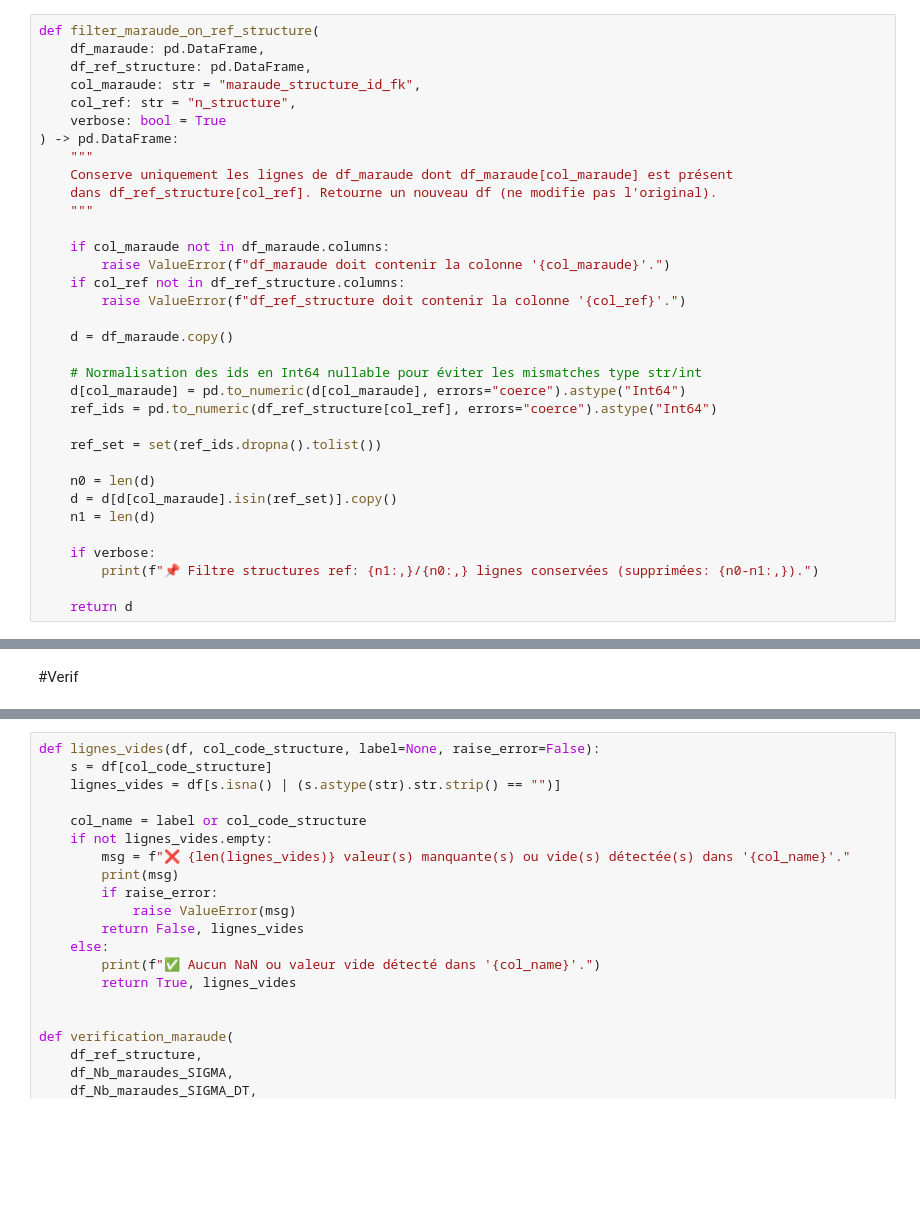
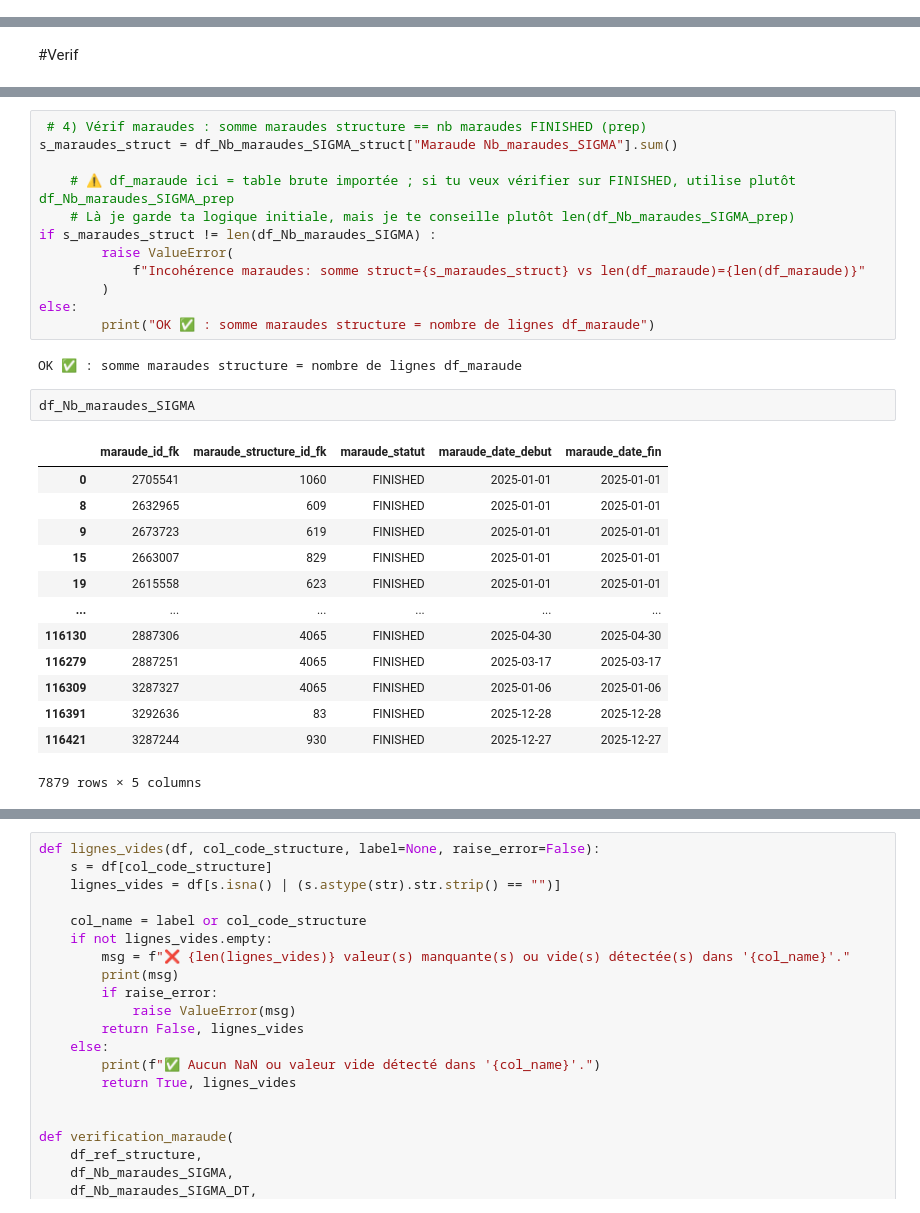
Before and after one commit to Croix-rouge-test/Code-PAT, a Jupyter notebook: Code_CSA.ipynb, the cells around one changed output, grey strips where cells are left out. Saved outputs shown, nothing was run; the diff lists cells and outputs as text; blank space fills up the shorter version.

```diff
--- a/Code_CSA.ipynb
+++ b/Code_CSA.ipynb
@@ -328,40 +310,6 @@ df_maraude, df_rattachement_court = import_maraude(client)
 # %%
 #~rattachement successif
 df_ref_structure , c , rattachement_successif, df_maraude = apply_rattachement_successif(df_ref_structure, df_maraude)
-# %%
-def filter_maraude_on_ref_structure(
-    df_maraude: pd.DataFrame,
-    df_ref_structure: pd.DataFrame,
-    col_maraude: str = "maraude_structure_id_fk",
-    col_ref: str = "n_structure",
-    verbose: bool = True
-) -> pd.DataFrame:
-    """
-    Conserve uniquement les lignes de df_maraude dont df_maraude[col_maraude] est présent
-    dans df_ref_structure[col_ref]. Retourne un nouveau df (ne modifie pas l'original).
-    """
-
-    if col_maraude not in df_maraude.columns:
-        raise ValueError(f"df_maraude doit contenir la colonne '{col_maraude}'.")
-    if col_ref not in df_ref_structure.columns:
-        raise ValueError(f"df_ref_structure doit contenir la colonne '{col_ref}'.")
-
-    d = df_maraude.copy()
-
-    # Normalisation des ids en Int64 nullable pour éviter les mismatches type str/int
-    d[col_maraude] = pd.to_numeric(d[col_maraude], errors="coerce").astype("Int64")
-    ref_ids = pd.to_numeric(df_ref_structure[col_ref], errors="coerce").astype("Int64")
-
-    ref_set = set(ref_ids.dropna().tolist())
-
-    n0 = len(d)
-    d = d[d[col_maraude].isin(ref_set)].copy()
-    n1 = len(d)
-
-    if verbose:
-        print(f"📌 Filtre structures ref: {n1:,}/{n0:,} lignes conservées (supprimées: {n0-n1:,}).")
-
-    return d
 # %%
 # 3) ✅ Filtre : on CHANGE df_maraude ici
 df_maraude = filter_maraude_on_ref_structure(
@@ -554,0 +846,30 @@ NameError: name 'df_nb_personnes_rencontrees_SIGMA_struct' is not defined
+# %%
+ # 4) Vérif maraudes : somme maraudes structure == nb maraudes FINISHED (prep)
+s_maraudes_struct = df_Nb_maraudes_SIGMA_struct["Maraude Nb_maraudes_SIGMA"].sum()
+
+    # ⚠️ df_maraude ici = table brute importée ; si tu veux vérifier sur FINISHED, utilise plutôt df_Nb_maraudes_SIGMA_prep
+    # Là je garde ta logique initiale, mais je te conseille plutôt len(df_Nb_maraudes_SIGMA_prep)
+if s_maraudes_struct != len(df_Nb_maraudes_SIGMA) :
+        raise ValueError(
+            f"Incohérence maraudes: somme struct={s_maraudes_struct} vs len(df_maraude)={len(df_maraude)}"
+        )
+else:
+        print("OK ✅ : somme maraudes structure = nombre de lignes df_maraude")
+# %% [output]
+OK ✅ : somme maraudes structure = nombre de lignes df_maraude
+# %%
+df_Nb_maraudes_SIGMA
+# %% [output]
+|  | maraude_id_fk | maraude_structure_id_fk | maraude_statut | maraude_date_debut | maraude_date_fin |
+| 0 | 2705541 | 1060 | FINISHED | 2025-01-01 | 2025-01-01 |
+| 8 | 2632965 | 609 | FINISHED | 2025-01-01 | 2025-01-01 |
+| 9 | 2673723 | 619 | FINISHED | 2025-01-01 | 2025-01-01 |
+| 15 | 2663007 | 829 | FINISHED | 2025-01-01 | 2025-01-01 |
+| 19 | 2615558 | 623 | FINISHED | 2025-01-01 | 2025-01-01 |
+| ... | ... | ... | ... | ... | ... |
+| 116130 | 2887306 | 4065 | FINISHED | 2025-04-30 | 2025-04-30 |
+| 116279 | 2887251 | 4065 | FINISHED | 2025-03-17 | 2025-03-17 |
+| 116309 | 3287327 | 4065 | FINISHED | 2025-01-06 | 2025-01-06 |
+| 116391 | 3292636 | 83 | FINISHED | 2025-12-28 | 2025-12-28 |
+| 116421 | 3287244 | 930 | FINISHED | 2025-12-27 | 2025-12-27 |
+7879 rows × 5 columns
```
Also changed, not shown: parts of 31 cells of this notebook.
